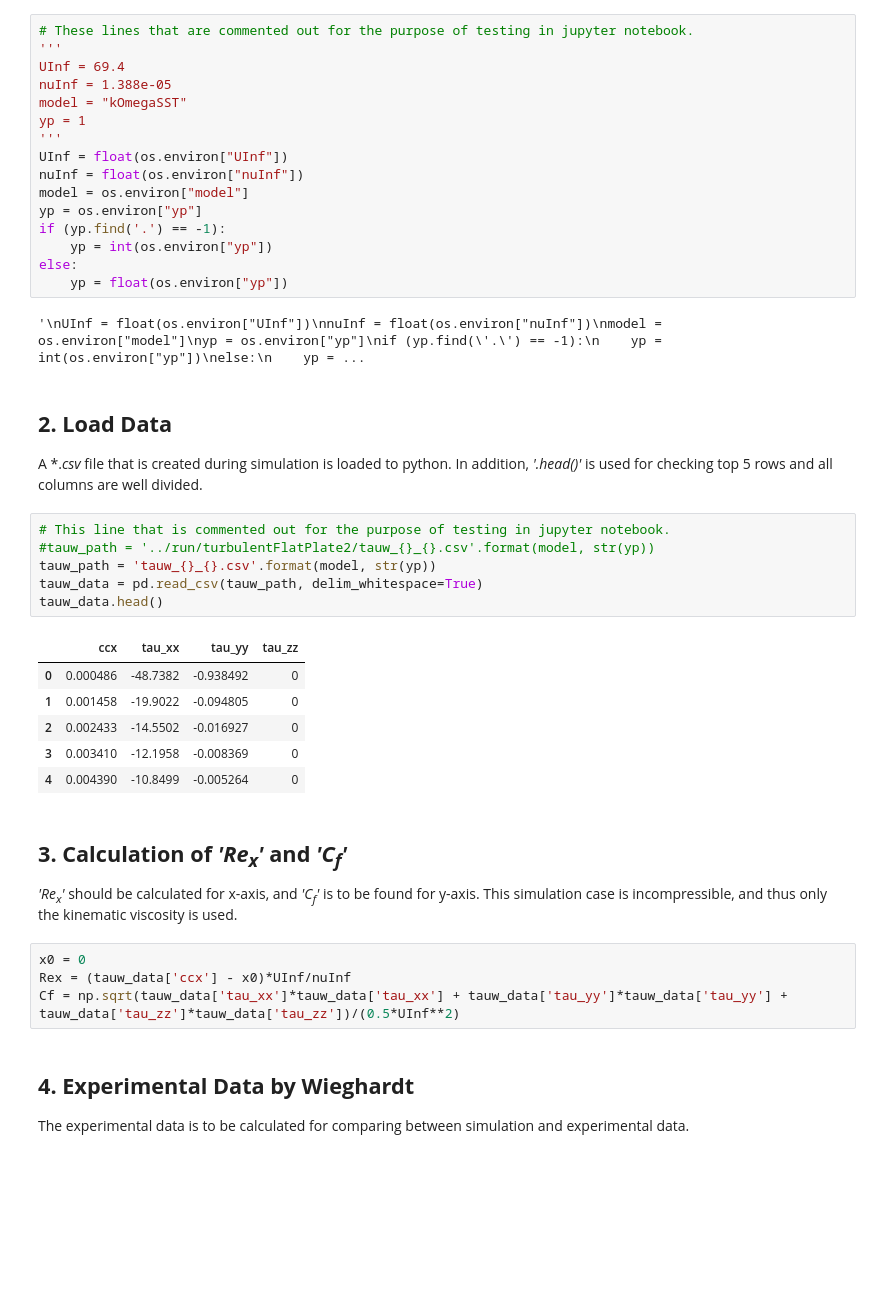
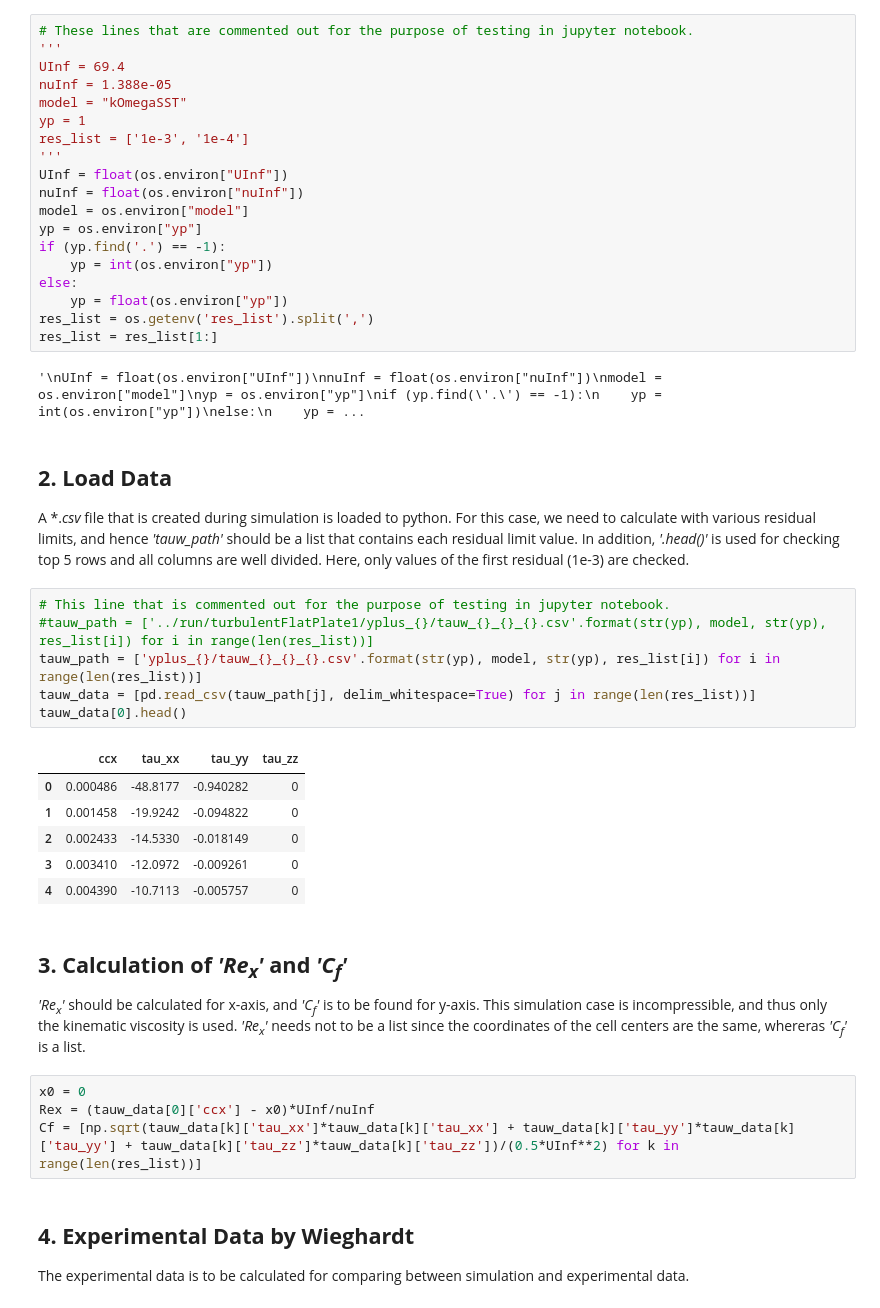
Before and after one commit to AndreWeiner/wall_modeling, a Jupyter notebook: notebooks/PlotCf.ipynb, the cells around one changed output. Drawn from its saved outputs; the diff is of its cells as text; blank space fills up the shorter version.

Commit message:
Add plotting code for various residual limits; related to issue #1.

```diff
--- a/notebooks/PlotCf.ipynb
+++ b/notebooks/PlotCf.ipynb
@@ -19,6 +24,7 @@ UInf = 69.4
 nuInf = 1.388e-05
 model = "kOmegaSST"
 yp = 1
+res_list = ['1e-3', '1e-4']
 '''
 UInf = float(os.environ["UInf"])
 nuInf = float(os.environ["nuInf"])
@@ -28,32 +34,34 @@ if (yp.find('.') == -1):
     yp = int(os.environ["yp"])
 else:
     yp = float(os.environ["yp"])
+res_list = os.getenv('res_list').split(',')
+res_list = res_list[1:]
 # %% [output]
 '\nUInf = float(os.environ["UInf"])\nnuInf = float(os.environ["nuInf"])\nmodel = os.environ["model"]\nyp = os.environ["yp"]\nif (yp.find(\'.\') == -1):\n    yp = int(os.environ["yp"])\nelse:\n    yp = ...
 # %% [markdown]
 ## **2. Load Data**
-A \*.*csv* file that is created during simulation is loaded to python. In addition, *'.head()'* is used for checking top 5 rows and all columns are well divided.
+A \*.*csv* file that is created during simulation is loaded to python. For this case, we need to calculate with various residual limits, and hence *'tauw_path'* should be a list that contains each residual limit value. In addition, *'.head()'* is used for checking top 5 rows and all columns are well divided. Here, only values of the first residual (1e-3) are checked.
 # %%
 # This line that is commented out for the purpose of testing in jupyter notebook.
-#tauw_path = '../run/turbulentFlatPlate2/tauw_{}_{}.csv'.format(model, str(yp))
-tauw_path = 'tauw_{}_{}.csv'.format(model, str(yp))
-tauw_data = pd.read_csv(tauw_path, delim_whitespace=True)
-tauw_data.head()
+#tauw_path = ['../run/turbulentFlatPlate1/yplus_{}/tauw_{}_{}_{}.csv'.format(str(yp), model, str(yp), res_list[i]) for i in range(len(res_list))]
+tauw_path = ['yplus_{}/tauw_{}_{}_{}.csv'.format(str(yp), model, str(yp), res_list[i]) for i in range(len(res_list))]
+tauw_data = [pd.read_csv(tauw_path[j], delim_whitespace=True) for j in range(len(res_list))]
+tauw_data[0].head()
 # %% [output]
 |  | ccx | tau_xx | tau_yy | tau_zz |
-| 0 | 0.000486 | -48.7382 | -0.938492 | 0 |
-| 1 | 0.001458 | -19.9022 | -0.094805 | 0 |
-| 2 | 0.002433 | -14.5502 | -0.016927 | 0 |
-| 3 | 0.003410 | -12.1958 | -0.008369 | 0 |
-| 4 | 0.004390 | -10.8499 | -0.005264 | 0 |
+| 0 | 0.000486 | -48.8177 | -0.940282 | 0 |
+| 1 | 0.001458 | -19.9242 | -0.094822 | 0 |
+| 2 | 0.002433 | -14.5330 | -0.018149 | 0 |
+| 3 | 0.003410 | -12.0972 | -0.009261 | 0 |
+| 4 | 0.004390 | -10.7113 | -0.005757 | 0 |
 # %% [markdown]
 ## **3. Calculation of *'Re<sub>x</sub>'* and *'C<sub>f</sub>'***
 
-*'Re<sub>x</sub>'* should be calculated for x-axis, and *'C<sub>f</sub>'* is to be found for y-axis. This simulation case is incompressible, and thus only the kinematic viscosity is used.
+*'Re<sub>x</sub>'* should be calculated for x-axis, and *'C<sub>f</sub>'* is to be found for y-axis. This simulation case is incompressible, and thus only the kinematic viscosity is used. *'Re<sub>x</sub>'* needs not to be a list since the coordinates of the cell centers are the same, whereras *'C<sub>f</sub>'* is a list.
 # %%
 x0 = 0
-Rex = (tauw_data['ccx'] - x0)*UInf/nuInf
-Cf = np.sqrt(tauw_data['tau_xx']*tauw_data['tau_xx'] + tauw_data['tau_yy']*tauw_data['tau_yy'] + tauw_data['tau_zz']*tauw_data['tau_zz'])/(0.5*UInf**2)
+Rex = (tauw_data[0]['ccx'] - x0)*UInf/nuInf
+Cf = [np.sqrt(tauw_data[k]['tau_xx']*tauw_data[k]['tau_xx'] + tauw_data[k]['tau_yy']*tauw_data[k]['tau_yy'] + tauw_data[k]['tau_zz']*tauw_data[k]['tau_zz'])/(0.5*UInf**2) for k in range(len(res_list))]
 # %% [markdown]
 ## **4. Experimental Data by Wieghardt**
 
```
Also changed, not shown: parts of 5 cells of this notebook, 6 other files.
